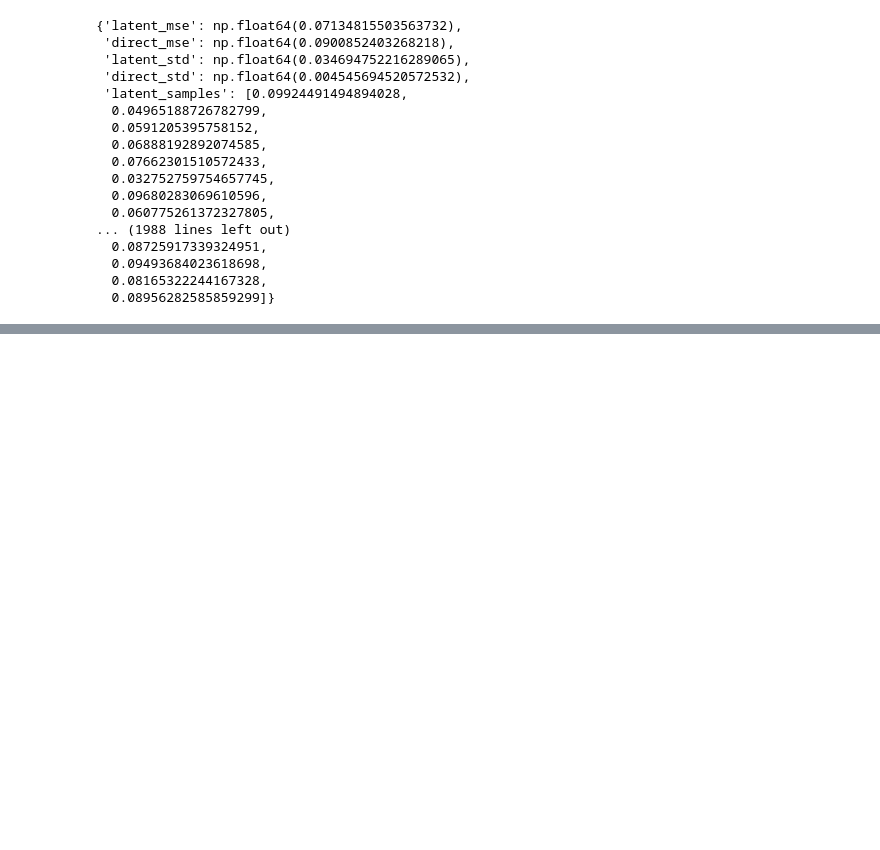
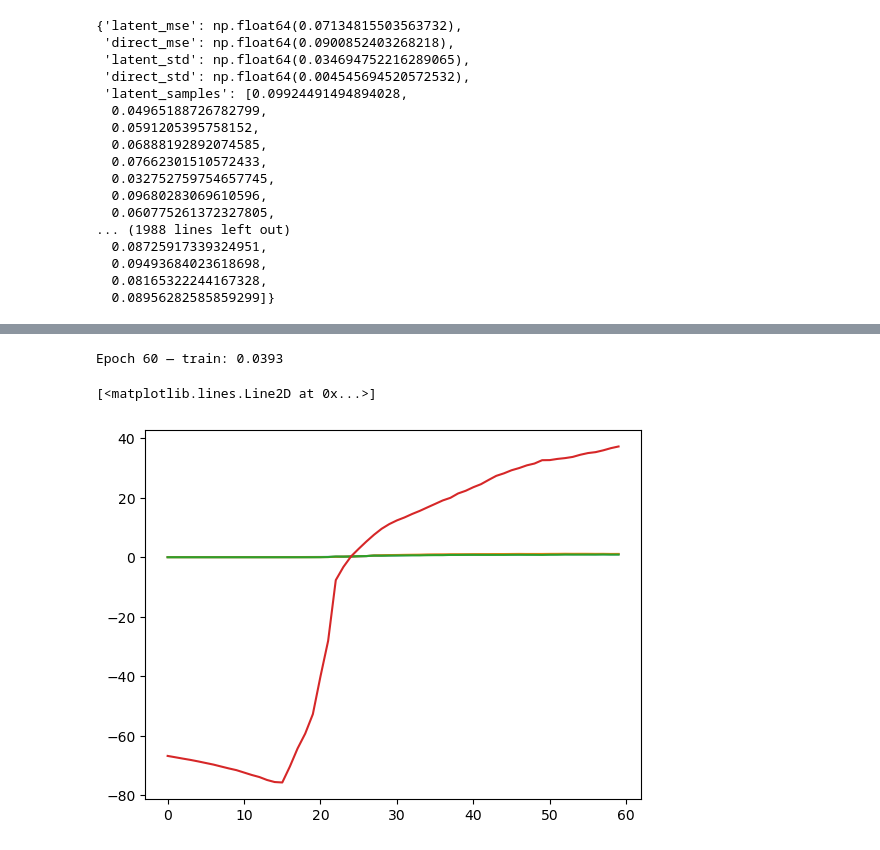
Before and after one commit to FrancescoLR02/InformationTheoryProject, a Jupyter notebook: main.ipynb, the cells around one changed output, grey strips where cells are left out. Drawn from its saved outputs; the diff is of its cells as text; code cells hidden in the pictures; blank space fills up the shorter version.

Commit message:
Quantization Aware Training prove

```diff
--- a/main.ipynb
+++ b/main.ipynb
@@ -1192,0 +1271,39 @@ Improvement: 20.80%
+# %%
+# Initialize your model
+model3 = VariationalAutoEncoder(latentDim=10, hiddenDim=[100, 50, 20], activation_enc=nn.Tanh, activation_dec=nn.Tanh, Variational=True)
+
+ApplyBitwiseQuantization(model3, nBits=32)
+
+# Move to device
+model3.to(device)
+
+
+print("Checking weights of the first layer to verify quantization:")
+first_layer_weights = model3.Encoder[0][0].weight
+print(first_layer_weights[0][:10])
+
+
+optimizer = torch.optim.Adam(model3.parameters(), lr=5e-4)
+loss_fn = torch.nn.MSELoss()
+
+method_mi="kde"
+sigmaKDE = 0.5
+epochs = 60
+
+RecorderActivat = ActivationRecorder()
+mi_history = MI_History()
+mi_estimator3 = MI_Estimator(method=method_mi, sigma=sigmaKDE)
+
+finalLoss_Tanh, LatentMI_Tanh2, EpochsActiv2 = Training(model3, optimizer, loss_fn, num_epochs=epochs, sampleMI=1000, mi_estimator=mi_estimator3,)
+#PlotInfoPlane(mi_history.encoder, mi_history.decoder, start_epoch=1, end_epoch=epochs, Step=1)
+# %% [output]
+Epoch 60 — train: 0.0393
+# %%
+plt.plot([mi_history.encoder[i][0][0] for i in range(epochs)])
+plt.plot([mi_history.encoder[i][1][0] for i in range(epochs)])
+plt.plot([mi_history.encoder[i][2][0] for i in range(epochs)])
+
+plt.plot(LatentMI_Tanh2)
+# %% [output]
+[<matplotlib.lines.Line2D at 0x...>]
+[figure, added]
```
Also changed, not shown: parts of 4 cells of this notebook, 1 other file.
